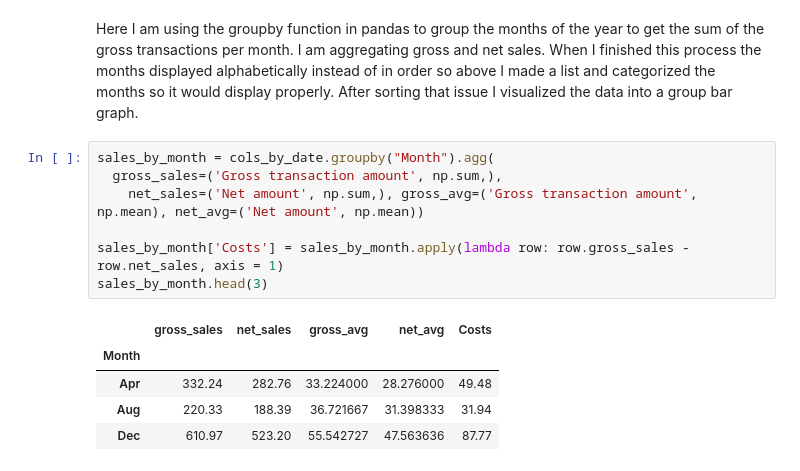
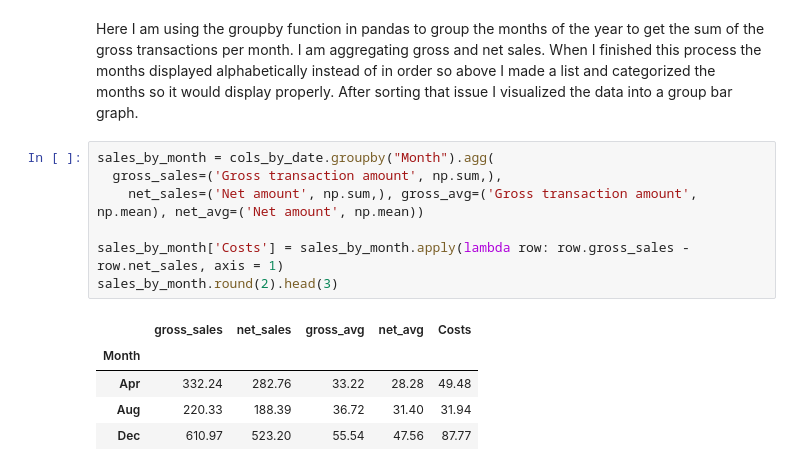
Before and after one commit to NMason1990/My-Ebay-Sales-Data-Analysis---2022, a Jupyter notebook: Ebay_Sales_Data2.ipynb, the cells around one changed output. Drawn from its saved outputs; the diff is of its cells as text.

```diff
--- a/Ebay_Sales_Data2.ipynb
+++ b/Ebay_Sales_Data2.ipynb
@@ -96,15 +96,15 @@ I am aggregating gross and net sales. When I finished this process the months di
 # %%
 sales_by_month = cols_by_date.groupby("Month").agg(
   gross_sales=('Gross transaction amount', np.sum,),
     net_sales=('Net amount', np.sum,), gross_avg=('Gross transaction amount', np.mean), net_avg=('Net amount', np.mean))
 
 sales_by_month['Costs'] = sales_by_month.apply(lambda row: row.gross_sales - row.net_sales, axis = 1)
-sales_by_month.head(3)
+sales_by_month.round(2).head(3)
 # %% [output]
 |  | gross_sales | net_sales | gross_avg | net_avg | Costs |
 | Month |  |  |  |  |  |
-| Apr | 332.24 | 282.76 | 33.224000 | 28.276000 | 49.48 |
-| Aug | 220.33 | 188.39 | 36.721667 | 31.398333 | 31.94 |
-| Dec | 610.97 | 523.20 | 55.542727 | 47.563636 | 87.77 |
+| Apr | 332.24 | 282.76 | 33.22 | 28.28 | 49.48 |
+| Aug | 220.33 | 188.39 | 36.72 | 31.40 | 31.94 |
+| Dec | 610.97 | 523.20 | 55.54 | 47.56 | 87.77 |
 # %%
 sales_by_month_order = sales_by_month.sort_values('Month', key = lambda x : pd.Categorical(x, categories=months, ordered=True))
```
Also changed, not shown: parts of 3 cells of this notebook, 1 other file.
